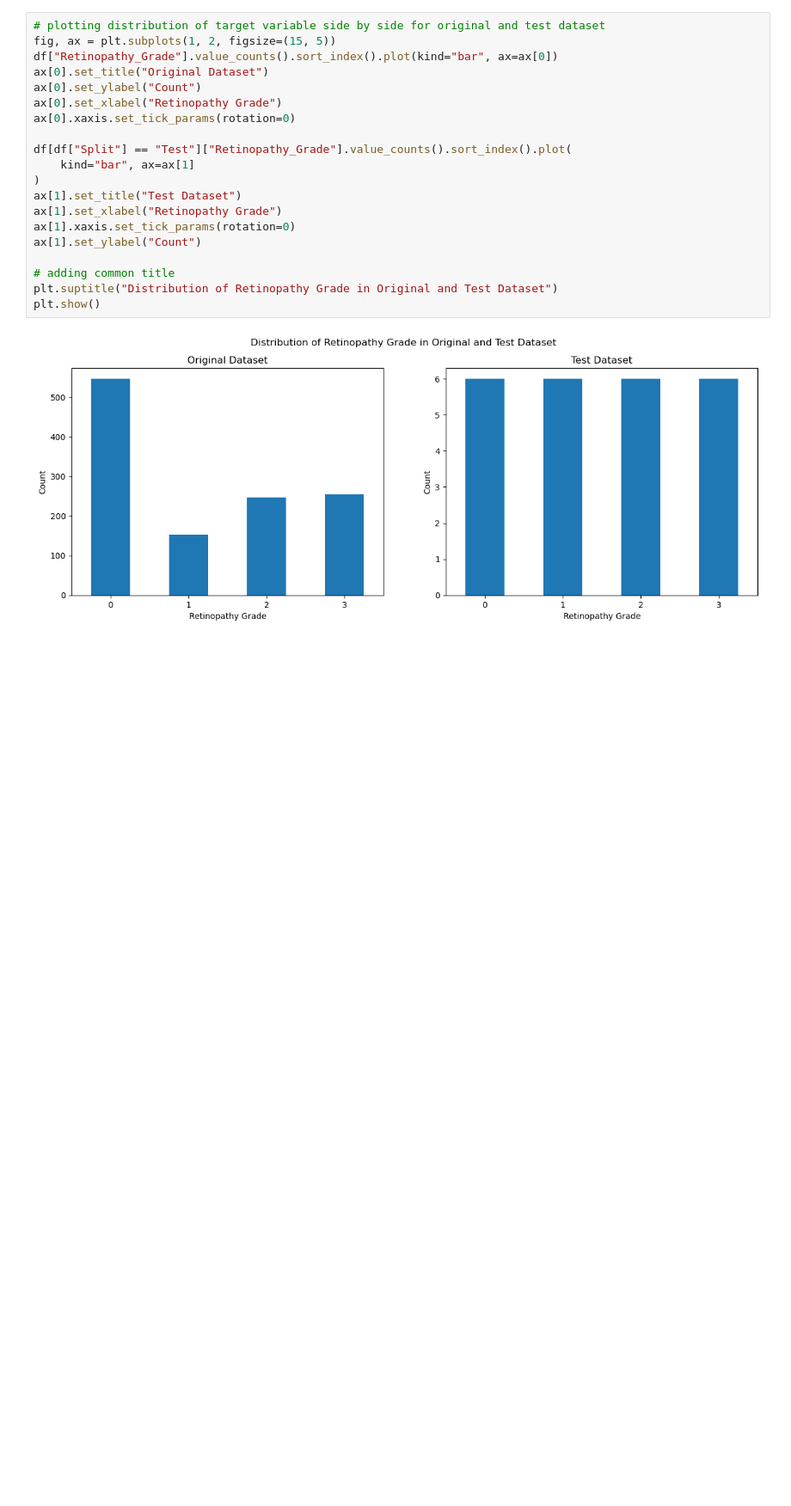
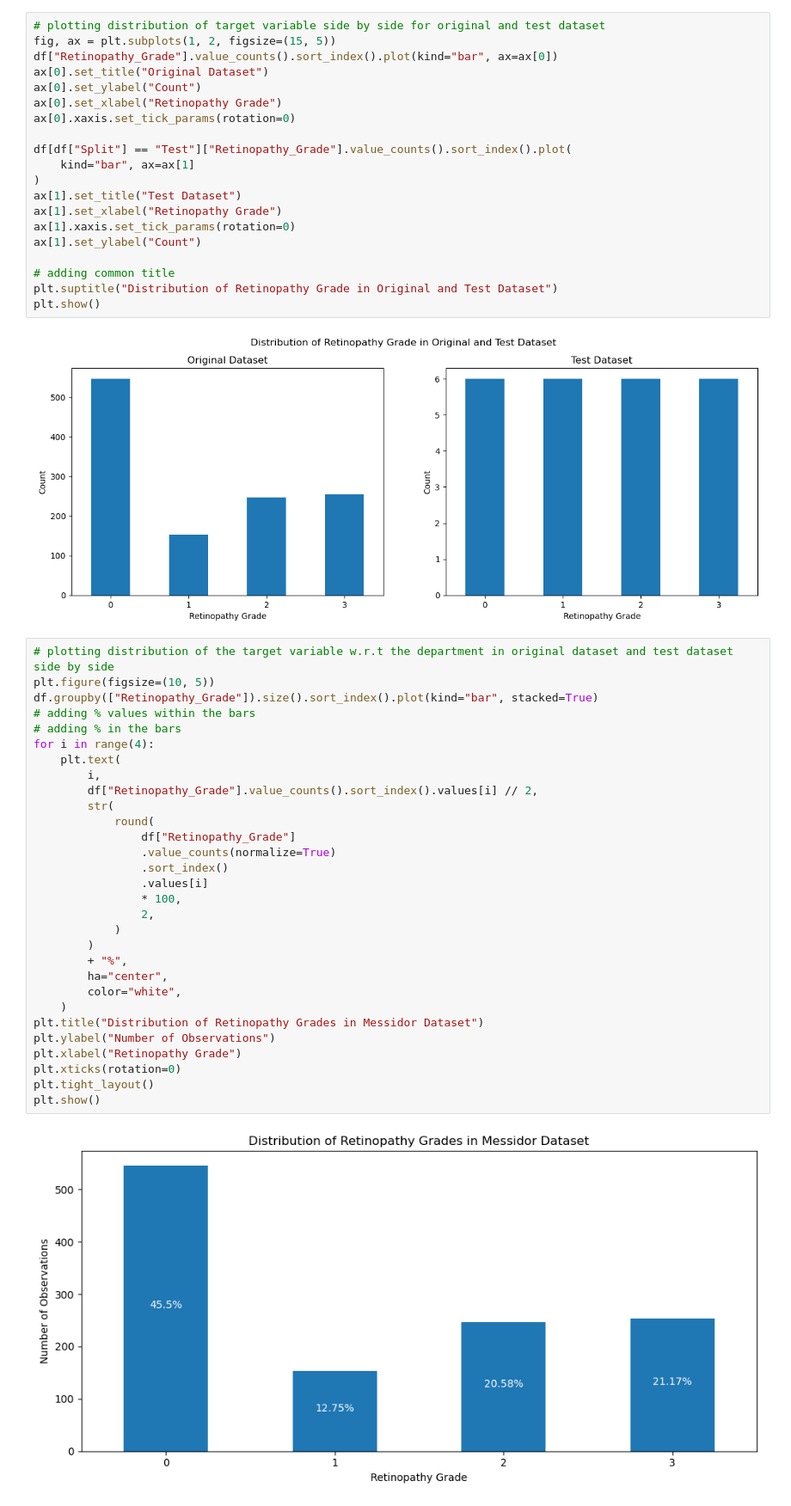
Before and after one commit to tinayiluo0322/The-Impact-of-Image-Preprocessing-on-Diabetic-Retinopathy-Detection, a Jupyter notebook: 01_Codes/Extra/01_Messidor_EDA.ipynb, the cells around one changed output. Shown at 86% size. Cells and saved outputs as stored; diff of their text form; blank space fills up the shorter version.

```diff
--- a/01_Codes/Extra/01_Messidor_EDA.ipynb
+++ b/01_Codes/Extra/01_Messidor_EDA.ipynb
@@ -202,3 +202,35 @@ plt.suptitle("Distribution of Retinopathy Grade in Original and Test Dataset")
 plt.show()
 # %% [output]
 [figure]
+# %%
+# plotting distribution of the target variable w.r.t the department in original dataset and test dataset side by side
+plt.figure(figsize=(10, 5))
+df.groupby(["Retinopathy_Grade"]).size().sort_index().plot(kind="bar", stacked=True)
+# adding % values within the bars
+# adding % in the bars
+for i in range(4):
+    plt.text(
+        i,
+        df["Retinopathy_Grade"].value_counts().sort_index().values[i] // 2,
+        str(
+            round(
+                df["Retinopathy_Grade"]
+                .value_counts(normalize=True)
+                .sort_index()
+                .values[i]
+                * 100,
+                2,
+            )
+        )
+        + "%",
+        ha="center",
+        color="white",
+    )
+plt.title("Distribution of Retinopathy Grades in Messidor Dataset")
+plt.ylabel("Number of Observations")
+plt.xlabel("Retinopathy Grade")
+plt.xticks(rotation=0)
+plt.tight_layout()
+plt.show()
+# %% [output]
+[figure, added]
```
Also changed, not shown: parts of 1 cell of this notebook, 3 other files.
